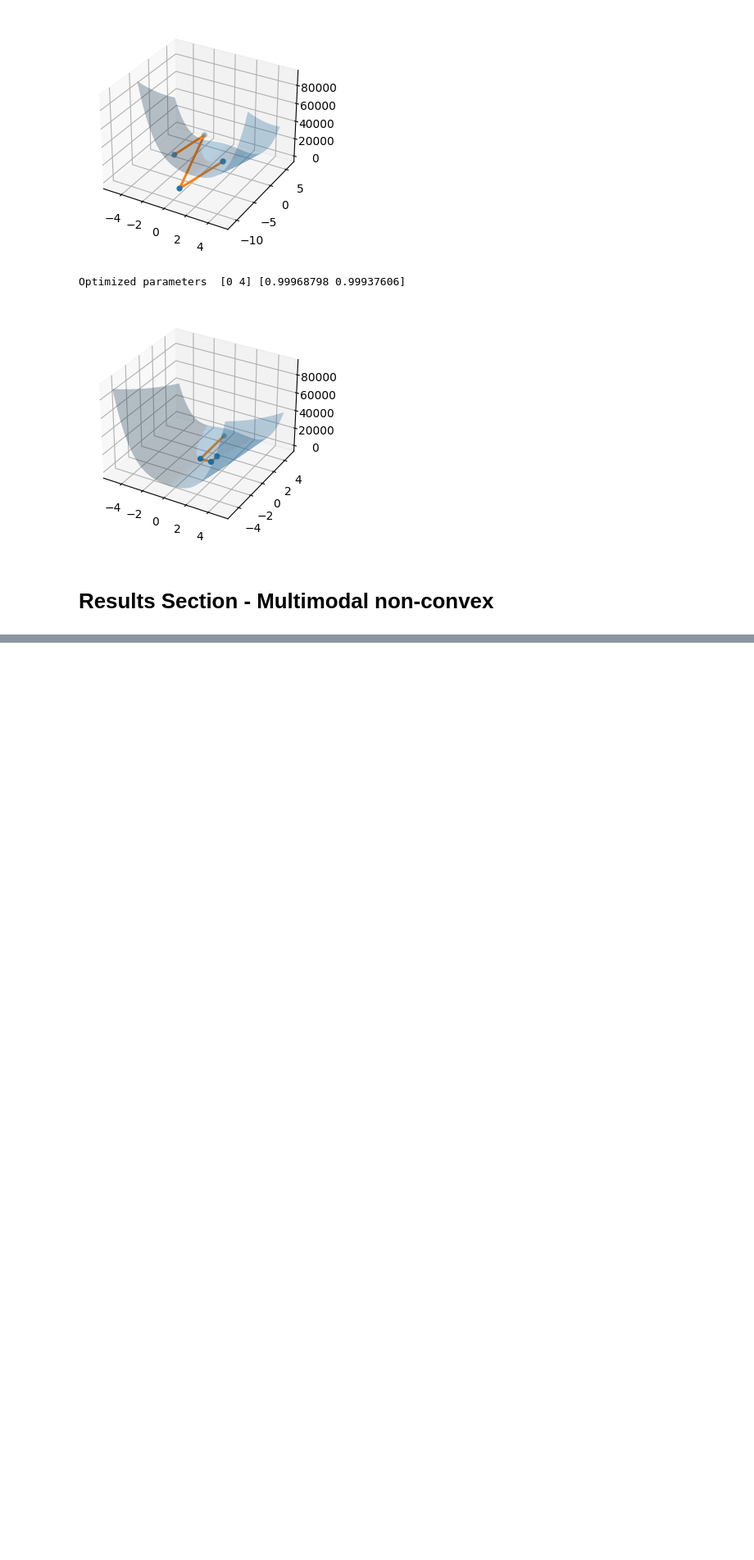
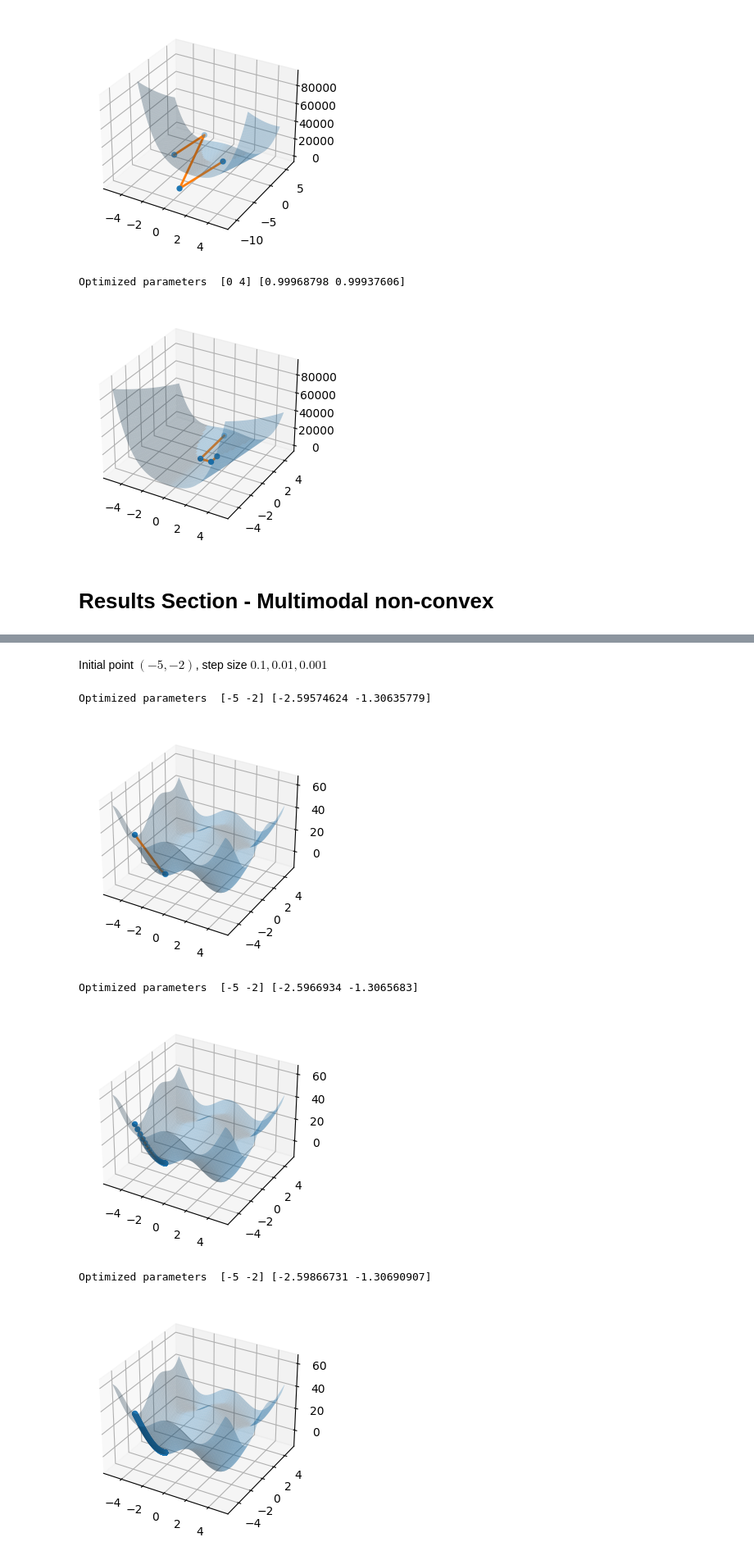
Before and after one commit to zh1322114772/Project1-GradientDescent, a Jupyter notebook: Project1.ipynb, the cells around one changed output, grey strips where cells are left out. Shown at 82% size. Drawn from its saved outputs; the diff is of its cells as text; code cells hidden in the pictures; blank space fills up the shorter version.

```diff
--- a/Project1.ipynb
+++ b/Project1.ipynb
@@ -412,0 +543,11 @@ class MultimodalNonConvex(C2Differentiable):
+# %% [markdown]
+Initial point $(-5, -2)$, step size $0.1, 0.01, 0.001$
+# %%
+VanillaGDNonConvexPlot(np.array([-5, -2]))
+# %% [output]
+Optimized parameters  [-5 -2] [-2.59574624 -1.30635779]
+[figure, added]
+Optimized parameters  [-5 -2] [-2.5966934 -1.3065683]
+[figure, added]
+Optimized parameters  [-5 -2] [-2.59866731 -1.30690907]
+[figure, added]
```
Also changed, not shown: parts of 20 cells of this notebook.
